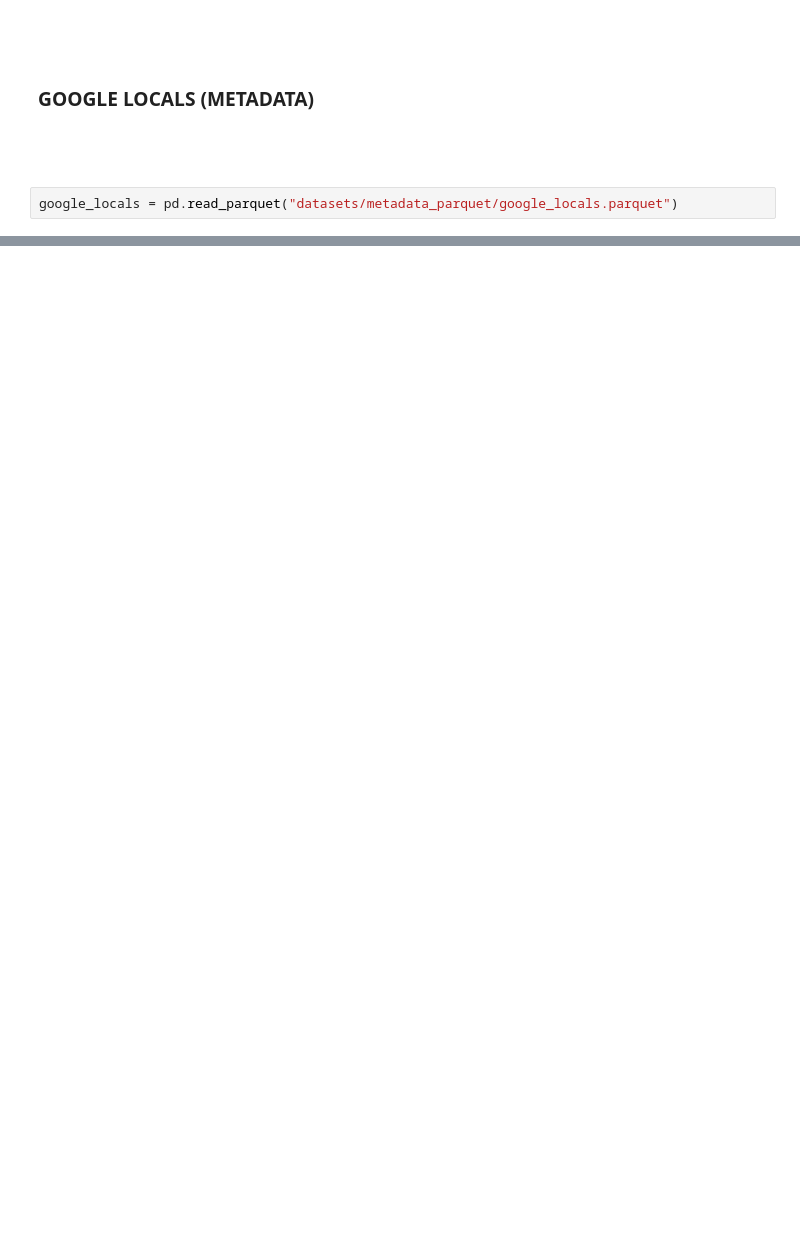
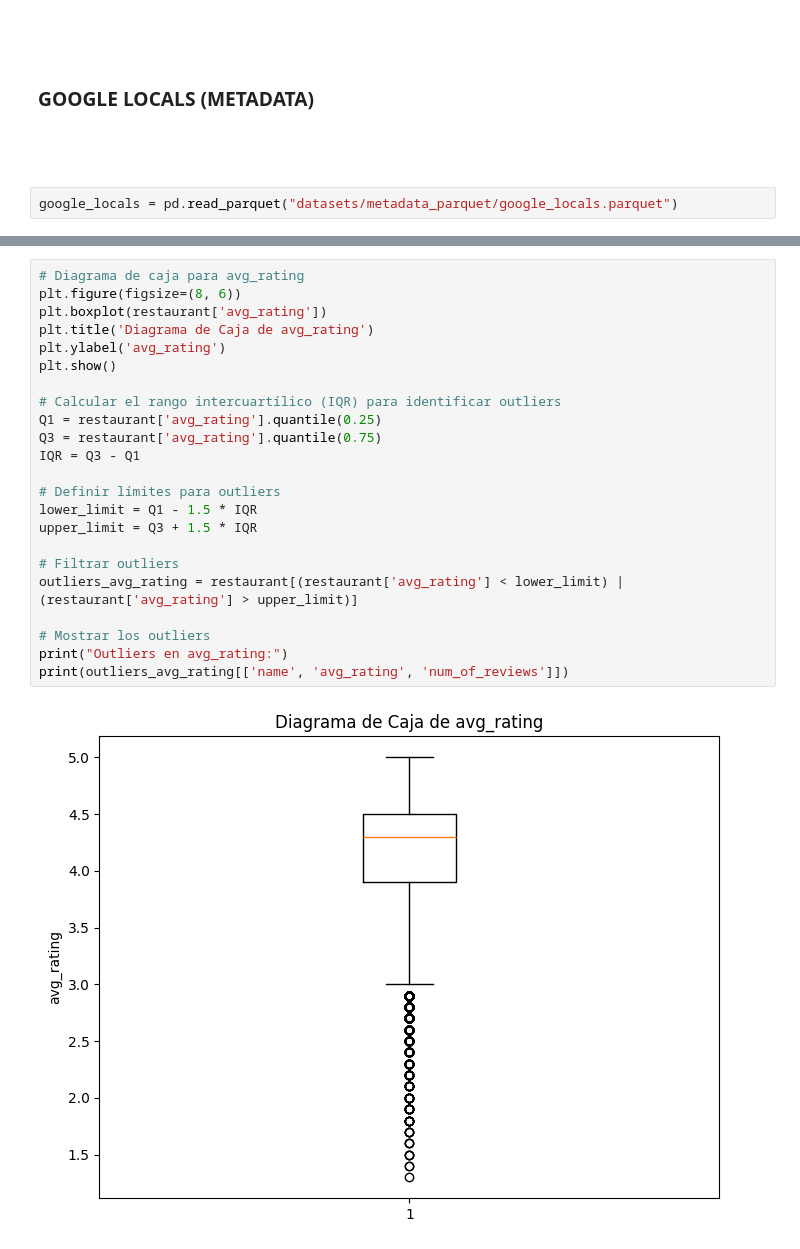
Before and after one commit to PierottiBR/YELP-GOOGLE-MAPS---REVIEWS-AND-RECOMMENDATIONS, a Jupyter notebook: EDA_google.ipynb, the cells around one changed output, grey strips where cells are left out. Cells and saved outputs as stored; diff of their text form; blank space fills up the shorter version.

```diff
--- a/EDA_google.ipynb
+++ b/EDA_google.ipynb
@@ -312,0 +486,25 @@ print(all_categories.head(10))
+# %%
+# Diagrama de caja para avg_rating
+plt.figure(figsize=(8, 6))
+plt.boxplot(restaurant['avg_rating'])
+plt.title('Diagrama de Caja de avg_rating')
+plt.ylabel('avg_rating')
+plt.show()
+
+# Calcular el rango intercuartílico (IQR) para identificar outliers
+Q1 = restaurant['avg_rating'].quantile(0.25)
+Q3 = restaurant['avg_rating'].quantile(0.75)
+IQR = Q3 - Q1
+
+# Definir límites para outliers
+lower_limit = Q1 - 1.5 * IQR
+upper_limit = Q3 + 1.5 * IQR
+
+# Filtrar outliers
+outliers_avg_rating = restaurant[(restaurant['avg_rating'] < lower_limit) | (restaurant['avg_rating'] > upper_limit)]
+
+# Mostrar los outliers
+print("Outliers en avg_rating:")
+print(outliers_avg_rating[['name', 'avg_rating', 'num_of_reviews']])
+# %% [output]
+[figure, added]
```
Also changed, not shown: parts of 31 cells of this notebook.
